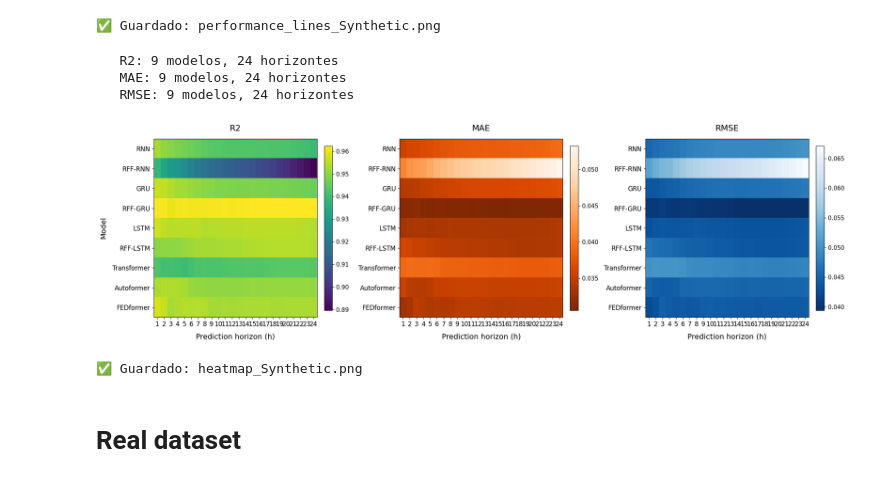
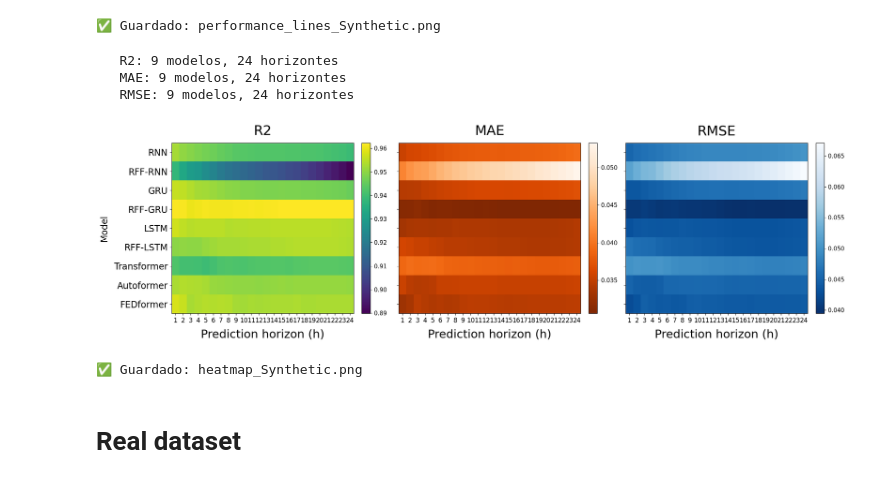
Before and after one commit to ealeongomez/MSRRFF-Wind-Forecast, a Jupyter notebook: notebooks/Results-Performance.ipynb, the cells around one changed output. Cells and saved outputs as stored; diff of their text form; code cells hidden in the pictures.

```diff
--- a/notebooks/Results-Performance.ipynb
+++ b/notebooks/Results-Performance.ipynb
@@ -178,42 +178,43 @@ for col_idx, metric in enumerate(["R2", "MAE", "RMSE"]):
         interpolation='nearest'
     )
 
     # Configurar ticks
     ax.set_xticks(range(len(pivot_data.columns)))
     ax.set_yticks(range(len(pivot_data.index)))
     ax.set_xticklabels(pivot_data.columns, fontsize=12)
 
-    # Etiquetas Y con guiones en lugar de guiones bajos
-    model_labels = [m.replace("_", "-") for m in pivot_data.index]
-    ax.set_yticklabels(model_labels, fontsize=12)
+    # Etiquetas Y: solo en el primer subplot (izquierda)
+    if col_idx == 0:
+        model_labels = [m.replace("_", "-") for m in pivot_data.index]
+        ax.set_yticklabels(model_labels, fontsize=17)
+        ax.set_ylabel("Model", fontsize=17, labelpad=10)
+    else:
+        ax.set_yticklabels([])  # Ocultar etiquetas en los demás subplots
 
     # Títulos y etiquetas
-    ax.set_title(metric, fontsize=16, pad=15)
-    ax.set_xlabel("Prediction horizon (h)", fontsize=14, labelpad=10)
-
-    if col_idx == 0:
-        ax.set_ylabel("Model", fontsize=14, labelpad=10)
+    ax.set_title(metric, fontsize=26, pad=15)
+    ax.set_xlabel("Prediction horizon (h)", fontsize=22, labelpad=10)
 
     # Colorbar
     cbar = plt.colorbar(im, ax=ax, fraction=0.046, pad=0.04)
     cbar.ax.tick_params(labelsize=11)
 
     print(f"   {metric}: {len(existing_models)} modelos, {len(pivot_data.columns)} horizontes")
 
 #plt.suptitle("Performance Heatmap - Synthetic Dataset", fontsize=18, fontweight='bold')
 plt.tight_layout()
 
 # Guardar
 output_path = PLOTS_DIR / "heatmap_Synthetic.png"
 plt.savefig(output_path, dpi=300, bbox_inches='tight', facecolor='white')
 plt.show()
 
 print(f"\n✅ Guardado: {output_path.name}")
 # %% [output]
    R2: 9 modelos, 24 horizontes
    MAE: 9 modelos, 24 horizontes
    RMSE: 9 modelos, 24 horizontes
-[figure, old version]
+[figure, new version]
 ✅ Guardado: heatmap_Synthetic.png
 # %% [markdown]
 # **Real dataset**
```
